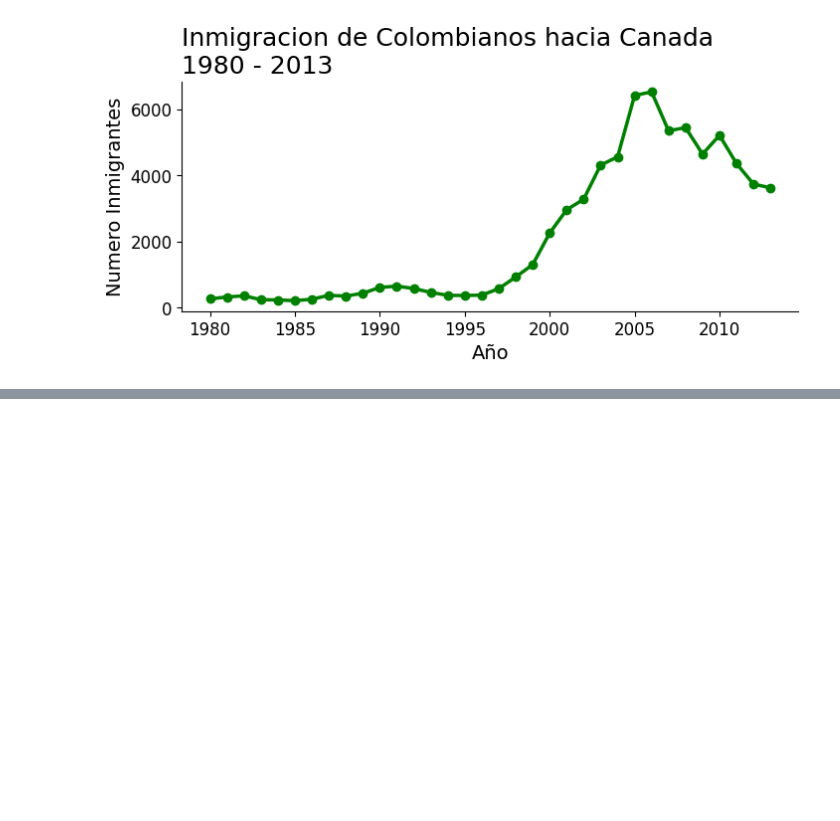
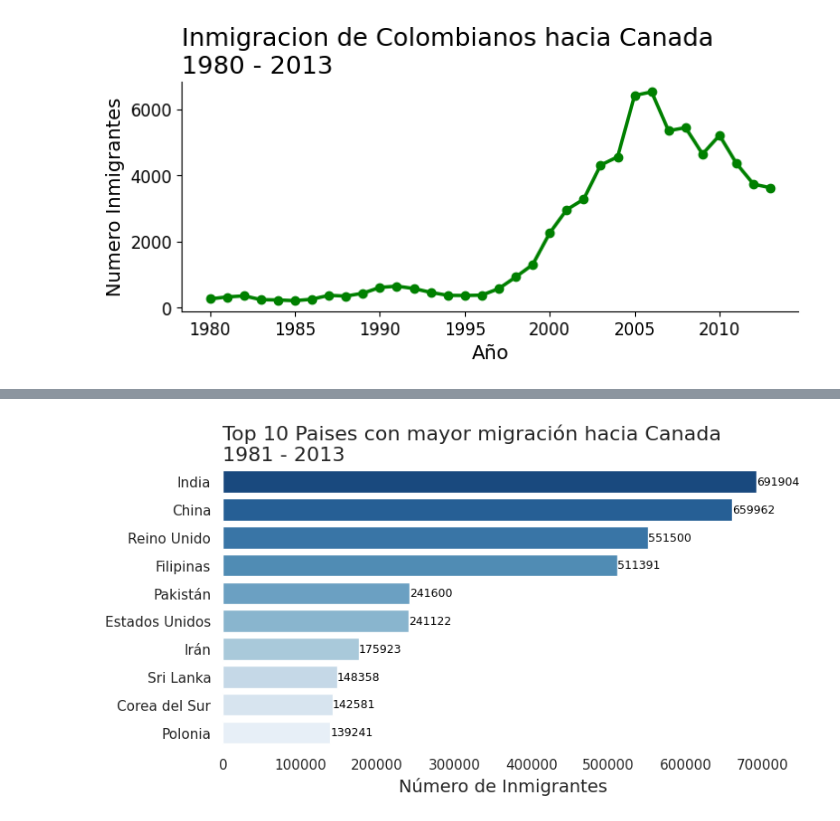
Before and after one commit to Starleen1996/Pandas-E-S, a Jupyter notebook: Visualización_de_datos.ipynb, the cells around one changed output, grey strips where cells are left out. Cells and saved outputs as stored; diff of their text form; code cells hidden in the pictures; blank space fills up the shorter version.

```diff
--- a/Visualización_de_datos.ipynb
+++ b/Visualización_de_datos.ipynb
@@ -618,0 +673,26 @@ plt.show()
+# %%
+# Vamos a definir una función para probar diferentes paletas de colores
+
+def generar_grafico(palette):
+  fig , ax =plt.subplots(figsize=(8,4))
+
+  ax.set_frame_on(False) #Oculta el marco o borde exterior del gráfico (también llamado "spines" en Matplotlib).
+  #ax.xaxis.set_visible(False) #Oculta completamente el eje X, El eje X desaparece del gráfico.
+  #ax.tick_params(axis='y',which='both',size=0) #Modifica los parámetros visuales de los ticks (marcas del eje) en el eje Y. Específicamente: axis='y' Afecta solo al eje vertical (Y). which='both' Los ticks mayores (los principales, normalmente más largos).Los ticks menores (si existieran).size=0
+  # Hace que el tamaño de las líneas de los ticks sea cero, es decir, invisibles.
+
+  ax = sns.barplot(data=top_10, x='Total',y=top_10.index, hue=top_10.index, orient='h',
+                   palette=palette, legend=False)
+  ax.set_title('Top 10 Paises con mayor migración hacia Canada\n1981 - 2013',
+        loc='left', fontsize=16)
+  ax.set_xlabel('Número de Inmigrantes', fontsize=14)
+  ax.set_ylabel('')
+  for i,j in enumerate(top_10['Total']):  # Permite realizar anotaciones o colocar etiquetas en cada una de las barras
+   ax.text(j+20,i,str(j),color='black',fontsize=9,ha='left',va='center')
+  plt.show()
+# %%
+generar_grafico('Blues_r') # Opción de paleta de colores azules
+#Esta línea está llamando a una función llamada generar_grafico, y le está pasando como argumento el nombre de un mapa de colores de Matplotlib, en este caso 'Blues_r'.
+#Blues_r' es la versión invertida del mapa 'Blues', es decir, va de azul oscuro a blanco.
+# %% [output]
+[figure, added]
```
Also changed, not shown: parts of 30 cells of this notebook.
